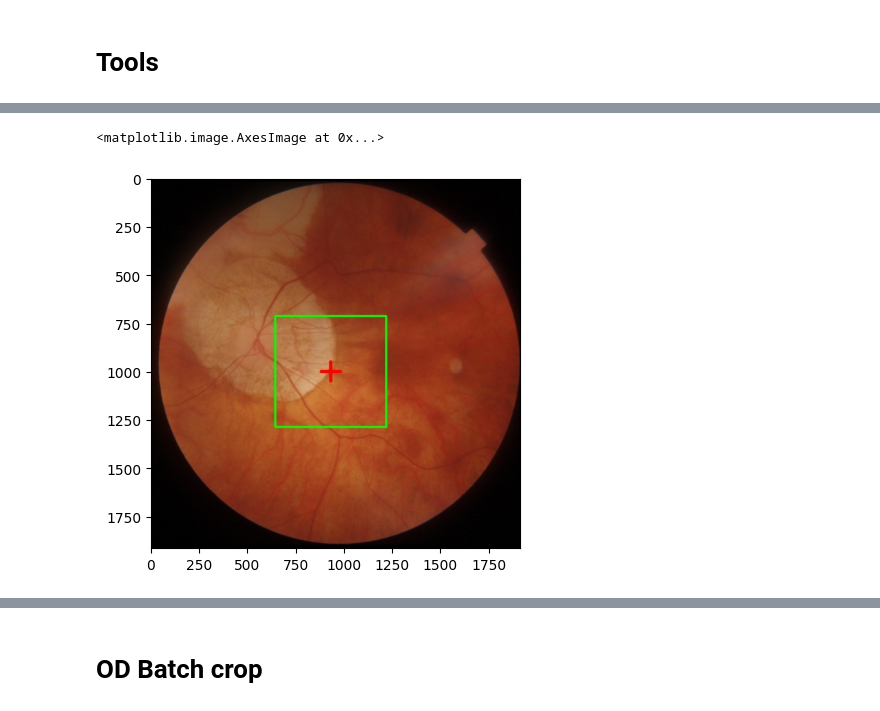
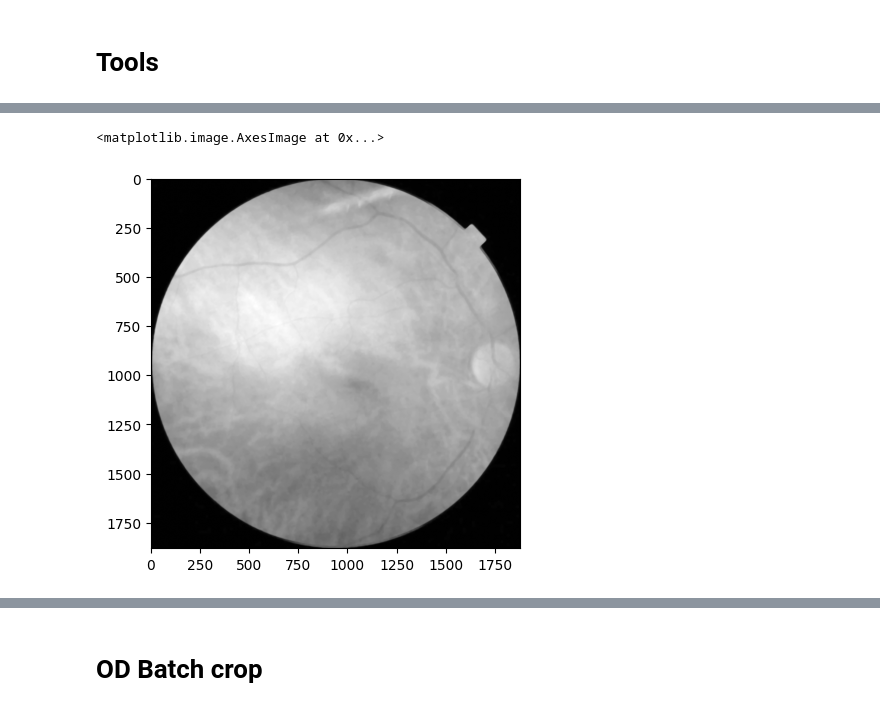
Before and after one commit to mrwhitewhite/HYGD_Dataset, a Jupyter notebook: notebooks/02 Pipelines.ipynb, the cells around one changed output, grey strips where cells are left out. Cells and saved outputs as stored; diff of their text form; code cells hidden in the pictures.

```diff
--- a/notebooks/02 Pipelines.ipynb
+++ b/notebooks/02 Pipelines.ipynb
@@ -255,17 +145,0 @@ crop_resize = 512
-# %%
-# generate random sample + extract metadata
-sample_df = (
-    df.filter(pl.col("SPLIT") == "TRAIN").sample(1)
-    if img_file_name is None
-    else df.filter(pl.col("Image Name") == img_file_name + ".jpg")
-)
-sample_img_name = sample_df.select("Image Name").item()
-sample_quality = sample_df.select("Quality Score").item()
-sample_path = path_raw_img / sample_img_name
-sample_height = sample_df.select("Height").item()
-sample_width = sample_df.select("Width").item()
-
-# load and preview
-img_ori = cv2.imread(sample_path)
-plt.title(f"Original Image: {sample_img_name} (Quality Score: {sample_quality})")
-plt.imshow(cv2.cvtColor(img_ori, cv2.COLOR_BGR2RGB))
@@ -303,11 +146,9 @@ plt.imshow(fov_mask, cmap="gray")
-# %%
-vessels_img = cv2.normalize(vessels, None, 0, 255, cv2.NORM_MINMAX).astype(np.uint8)
-vessel_density = cv2.GaussianBlur(vessels_img, gaussian_blur_kernel, 0)
-masked_vessels = cv2.bitwise_and(vessel_density, vessel_density, mask=fov_mask)
-_, _, _, loc_vessels = cv2.minMaxLoc(masked_vessels)
-
-plt.imshow(cv2.cvtColor(mark(img_ori, loc_vessels, crop_ratio=0.3), cv2.COLOR_BGR2RGB))
-# plt.imshow(masked_vessels, cmap="gray")
-# %% [output]
-<matplotlib.image.AxesImage at 0x...>
-[figure, removed]
+# %%
+hsv = cv2.cvtColor(img_ori, cv2.COLOR_BGR2HSV)
+v_channel = hsv[:, :, 2]
+v_smooth = cv2.medianBlur(v_channel, 11)
+
+plt.imshow(v_smooth, cmap="gray")
+# %% [output]
+<matplotlib.image.AxesImage at 0x...>
+[figure, added]
```
Also changed, not shown: parts of 21 cells of this notebook.
